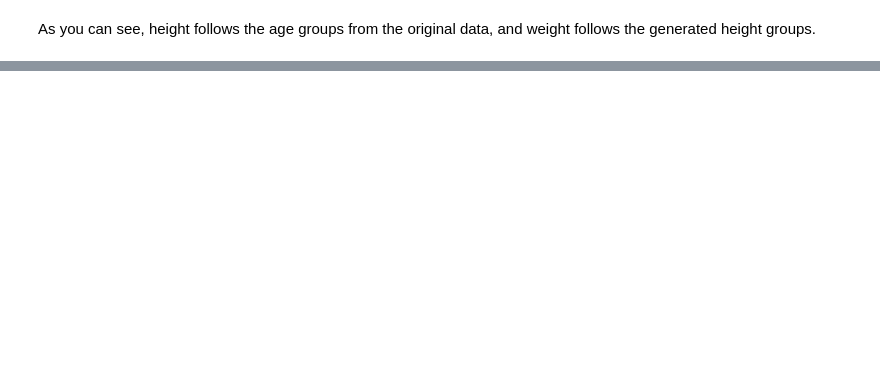
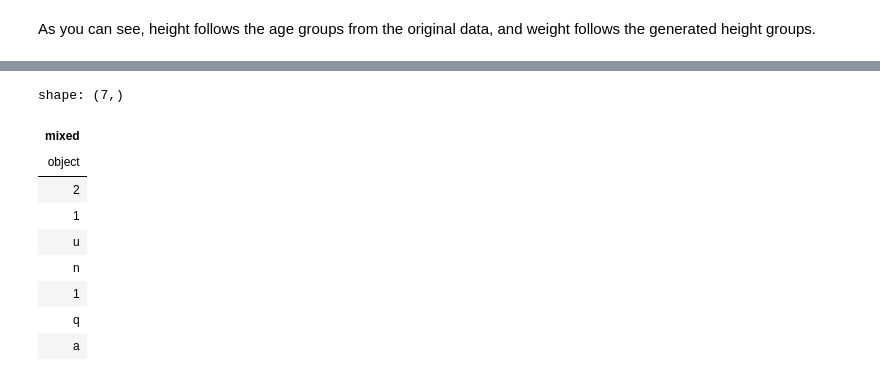
Before and after one commit to sodascience/metasyn, a Jupyter notebook: examples/3_additional_features.ipynb, the cells around one changed output, grey strips where cells are left out. Cells and saved outputs as stored; diff of their text form; code cells hidden in the pictures; blank space fills up the shorter version.

```diff
--- a/examples/3_additional_features.ipynb
+++ b/examples/3_additional_features.ipynb
@@ -360,0 +386,15 @@ As you can see, height follows the age groups from the original data, and weight
+# %%
+series = pl.Series([1, 2, 3, "a", "b", "c"], dtype=pl.Object)
+vb = VarBuilder(series=series, name="mixed")
+vb.fit().draw_series(7)
+# %% [output]
+shape: (7,)
+| mixed |
+| object |
+| 2 |
+| 1 |
+| u |
+| n |
+| 1 |
+| q |
+| a |
```
Also changed, not shown: parts of 17 cells of this notebook, 16 other files.
